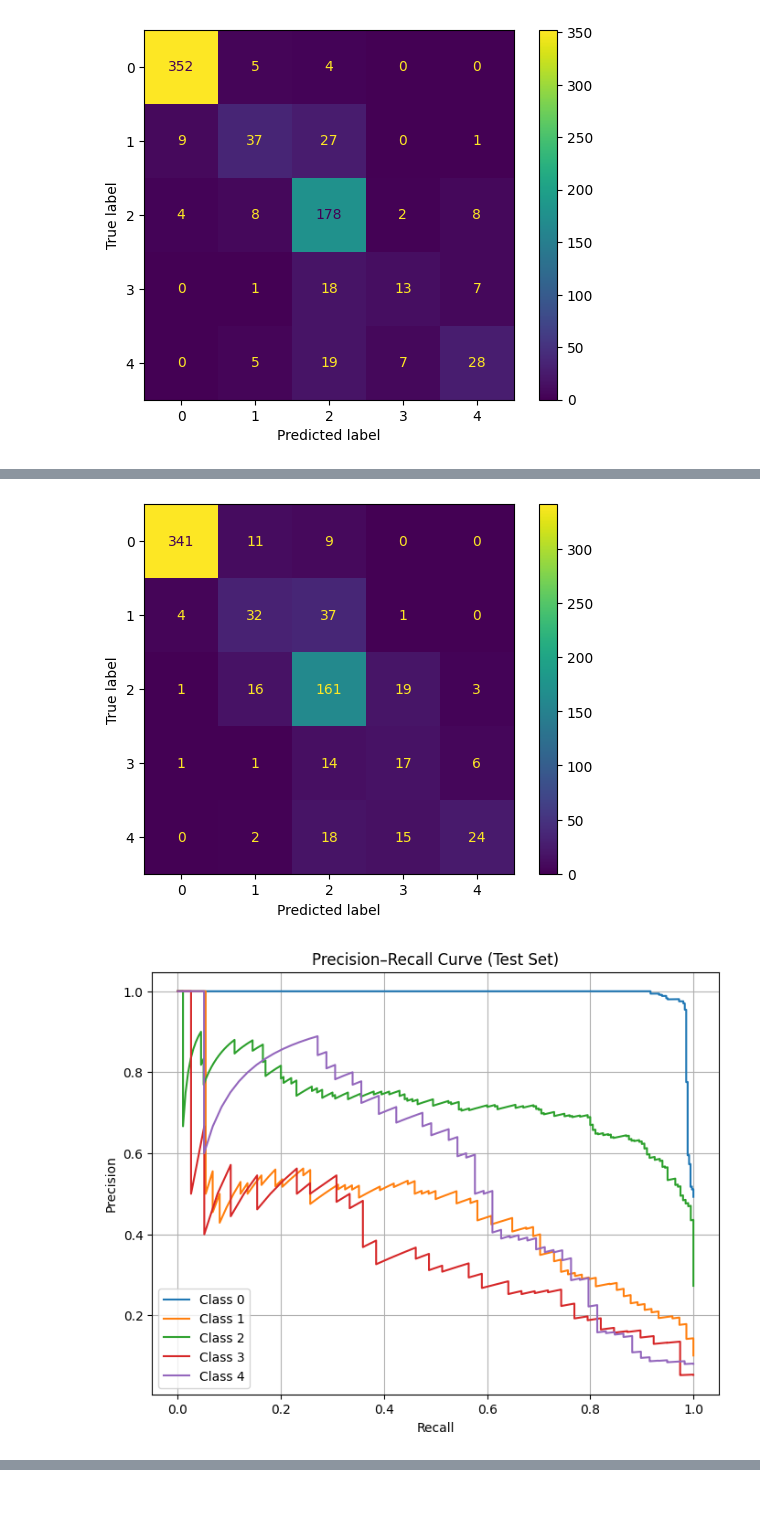
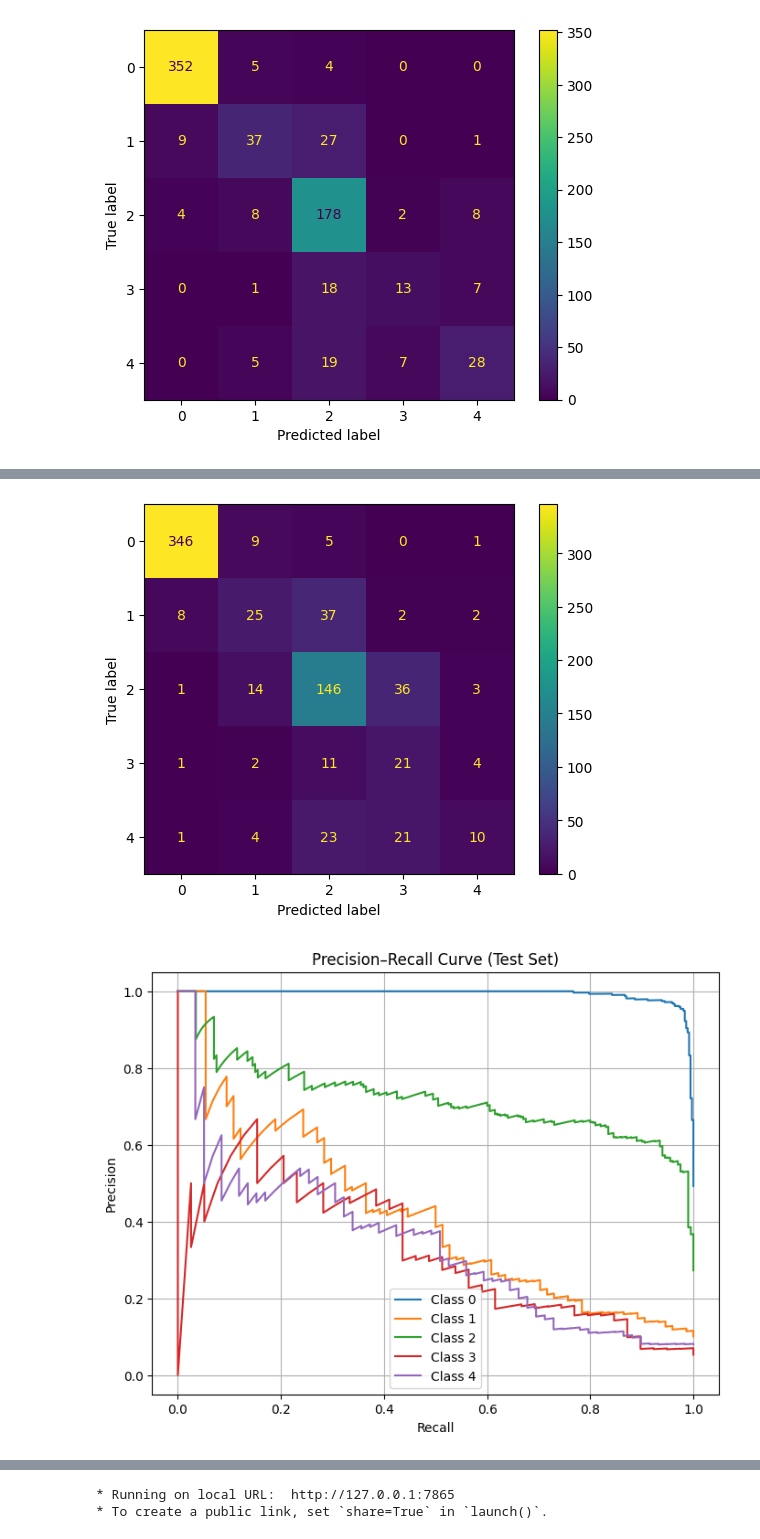
Before and after one commit to matthewmcgrath80/final_project, a Jupyter notebook: final_project_APTOS_2019.ipynb, the cells around one changed output, grey strips where cells are left out. Drawn from its saved outputs; the diff is of its cells as text; code cells hidden in the pictures; blank space fills up the shorter version.

Commit message:
Updated final_project_APTOS_2019.ipynb to test out resnet18.

```diff
--- a/final_project_APTOS_2019.ipynb
+++ b/final_project_APTOS_2019.ipynb
@@ -964,6 +964,7 @@ from sklearn.model_selection import StratifiedShuffleSplit
 import numpy as np
 from sklearn.metrics import classification_report, confusion_matrix, ConfusionMatrixDisplay, precision_recall_curve, PrecisionRecallDisplay, roc_curve, RocCurveDisplay
 from collections import Counter
+import gradio as gr
 
 # Image transformer
 
@@ -1060,50 +1061,46 @@ class_counts = torch.bincount(torch.tensor(targets))
 sample_weights = torch.tensor([1.0 / class_counts[t] for t in targets])
 train_sampler = WeightedRandomSampler(weights=sample_weights, num_samples=num_samples, replacement=True)
 
-labels = testing_dataset.img_labels.iloc[test_dataset.indices, 1].values
+"""labels = testing_dataset.img_labels.iloc[test_dataset.indices, 1].values
 unique, counts = np.unique(labels, return_counts=True)
 
 for u, c in zip(unique, counts):
-    print(f"Class {u}: {c}")
+    print(f"Class {u}: {c}")"""
 
 # Loads the dataset, batchsize and shuffles the dataset
 
 train_loader = DataLoader(train_dataset, batch_size=64, sampler=train_sampler)
 test_loader = DataLoader(test_dataset, batch_size=32, shuffle=False)
 
-class_counter = Counter()
+"""class_counter = Counter()
 
 for inputs, labels in train_loader:
     class_counter.update(labels.tolist())
 
 print("Sampled class counts in one epoch:")
 for cls in sorted(class_counter.keys()):
-    print(f"Class {cls}: {class_counter[cls]}")
+    print(f"Class {cls}: {class_counter[cls]}")"""
 
 # Load ResNet18
 
-model = models.convnext_tiny(weights=models.ConvNeXt_Tiny_Weights.IMAGENET1K_V1)
+model = models.resnet18(weights=models.ResNet18_Weights.IMAGENET1K_V1)
 
 # This replaces the final layer of the model to output 5 classes instead of 1000
 
-model.classifier[-1] = nn.Sequential(
-    nn.Linear(768, 256),
-    nn.ReLU(),
-    nn.Dropout(0.5),
-    nn.Linear(256, 5)
+model.fc = torch.nn.Linear(
+    in_features=model.fc.in_features,
+    out_features=5
 )
 
 # Freeze all layers except the last two layers.
 
 for param in model.parameters():
     param.requires_grad = False
-for param in model.features[-3].parameters():
+for param in model.layer3.parameters():
     param.requires_grad = True
-for param in model.features[-2].parameters():
+for param in model.layer4.parameters():
     param.requires_grad = True
-for param in model.features[-1].parameters():
-    param.requires_grad = True
-for param in model.classifier.parameters():
+for param in model.fc.parameters():
     param.requires_grad = True
 
 # Uses cuda if available or it uses cpu
@@ -1115,10 +1112,9 @@ model.to(device)
 
 criterion = torch.nn.CrossEntropyLoss(label_smoothing=0.1)
 optimizer = torch.optim.Adam([
-    {"params": model.features[-3].parameters(), "lr": 1e-4},
-    {"params": model.features[-2].parameters(), "lr": 1e-4},
-    {"params": model.features[-1].parameters(), "lr": 1e-4},
-    {"params": model.classifier[-1].parameters(), "lr": 1e-3},
+    {"params": model.layer3.parameters(), "lr": 1e-4},
+    {"params": model.layer4.parameters(), "lr": 1e-4},
+    {"params": model.fc.parameters(), "lr": 1e-3},
 ])
 
 # Model training
@@ -1280,4 +1276,38 @@ plt.title("ROC Curve (Test Set)")
 plt.legend()
 plt.grid(True)
 plt.show()
+
+torch.save(model.state_dict(), "model_aptos_resnet_18.pth")
+
+class_names = {
+    0: "Healthy",
+    1: "Mild Nonproliferative Retinopathy",
+    2: "Moderate Nonproliferative Retinopathy",
+    3: "Severe Nonproliferative Retinopathy",
+    4: "Proliferative Diabetic Retinopathy"
+}
+
+def classify(img):
+    img = img.convert("RGB")
+    tensor = test_transform(img).unsqueeze(0).to(device)
+
+    with torch.no_grad():
+        outputs = model(tensor)
+        probs = torch.softmax(outputs, dim=1)[0]
+
+    return {
+        class_names[i]: float(probs[i])
+        for i in range(5)
+    }
+
+# Gradio interface
+iface = gr.Interface(
+    fn=classify,
+    inputs=gr.Image(type="pil"),
+    outputs=gr.Label(num_top_classes=5),
+    title="ResNet18 Classification of Diabetic retinopathy",
+    description="Upload a retinal image to classify it."
+)
+
+iface.launch()
 # %% [output]
@@ -1317,2 +1347,2 @@ weighted avg       0.80      0.78      0.78       733
-[figure, old version]
+[figure, new version]
-[figure, old version]
+[figure, new version]
@@ -1319,0 +1350,2 @@ weighted avg       0.80      0.78      0.78       733
+* Running on local URL:  http://127.0.0.1:7865
+* To create a public link, set `share=True` in `launch()`.
```
Also changed, not shown: parts of 2 cells of this notebook.
